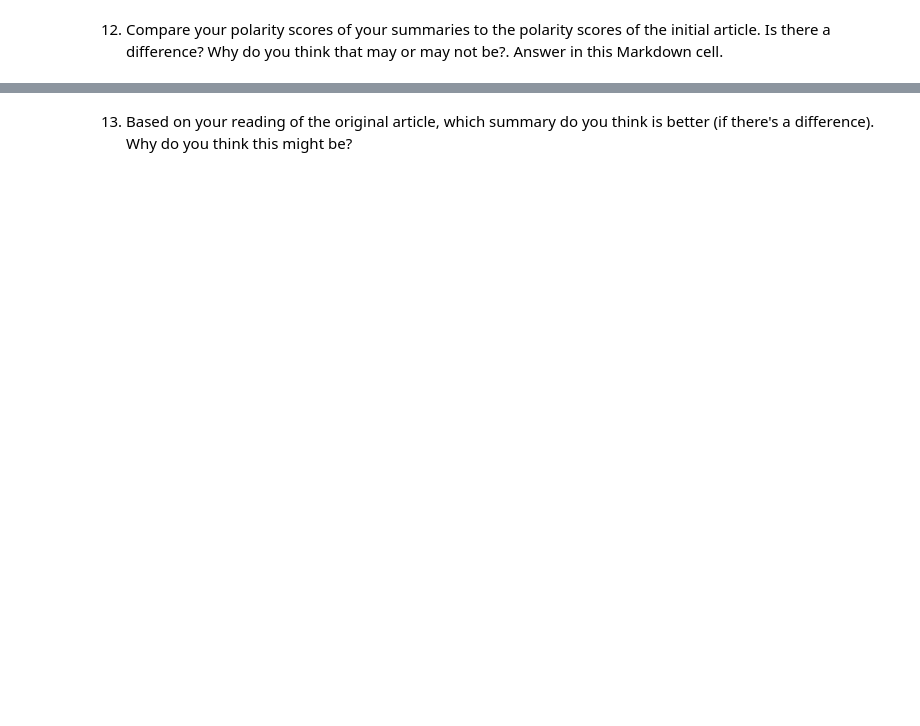
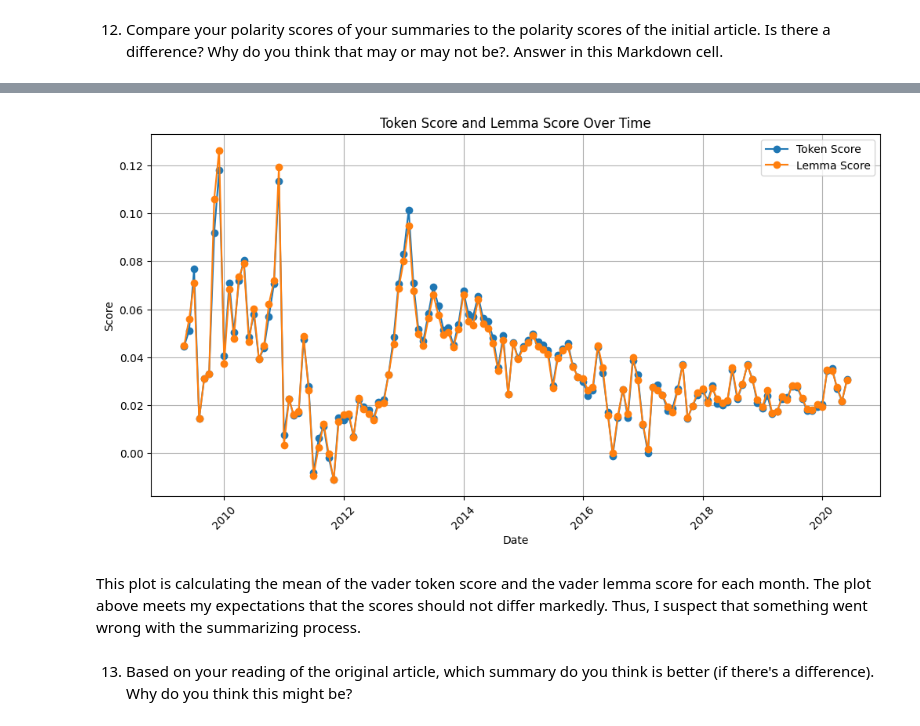
Before and after one commit to drpafowler/module-07-philip, a Jupyter notebook: article-summarizer.ipynb, the cells around one changed output, grey strips where cells are left out. Drawn from its saved outputs; the diff is of its cells as text; code cells hidden in the pictures; blank space fills up the shorter version.

```diff
--- a/article-summarizer.ipynb
+++ b/article-summarizer.ipynb
@@ -405,2 +682,41 @@ RuntimeError: At least one of TensorFlow 2.0 or PyTorch should be installed. To
+# %%
+# Ensure the 'date' column is in datetime format
+df_trump_tweets['date'] = pd.to_datetime(df_trump_tweets['date'])
+
+# Extract month and year from the 'date' column
+df_trump_tweets['month'] = df_trump_tweets['date'].dt.month
+df_trump_tweets['year'] = df_trump_tweets['date'].dt.year
+
+# Group by year and month and calculate the average token_score and lemma_score
+monthly_scores = df_trump_tweets.groupby(['year', 'month']).agg({
+    'token_score': 'mean',
+    'lemma_score': 'mean'
+}).reset_index()
+
+# Combine the 'year' and 'month' columns into a single 'date' column for plotting
+monthly_scores['date'] = pd.to_datetime(monthly_scores[['year', 'month']].assign(day=1))
+
+# Sort the DataFrame by date
+monthly_scores = monthly_scores.sort_values('date')
+
+# Plot the token_score and lemma_score over time
+plt.figure(figsize=(12, 6))
+plt.plot(monthly_scores['date'], monthly_scores['token_score'], label='Token Score', marker='o')
+plt.plot(monthly_scores['date'], monthly_scores['lemma_score'], label='Lemma Score', marker='o')
+
+# Add titles and labels
+plt.title('Token Score and Lemma Score Over Time')
+plt.xlabel('Date')
+plt.ylabel('Score')
+plt.legend()
+plt.grid(True)
+plt.xticks(rotation=45)
+
+# Show the plot
+plt.show()
+# %% [output]
+[figure, added]
+# %% [markdown]
+This plot is calculating the mean of the vader token score and the vader lemma score for each month. The plot above meets my expectations that the scores should not differ markedly.  Thus, I suspect that something went wrong with the summarizing process.
 # %% [markdown]
 13. Based on your reading of the original article, which summary do you think is better (if there's a difference).  Why do you think this might be?
```
Also changed, not shown: parts of 23 cells of this notebook.
